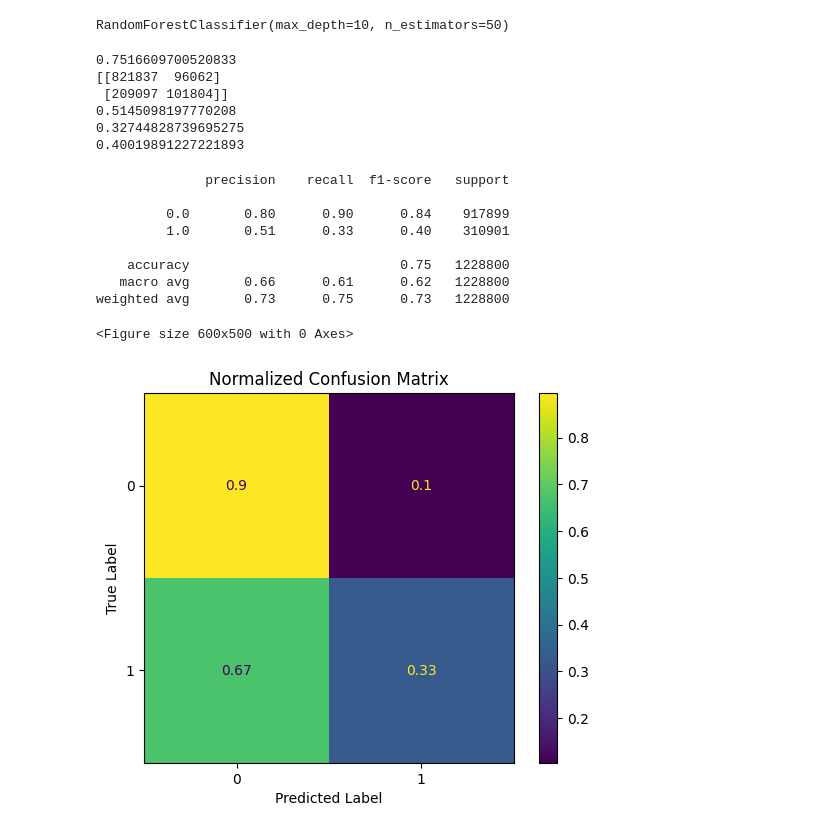
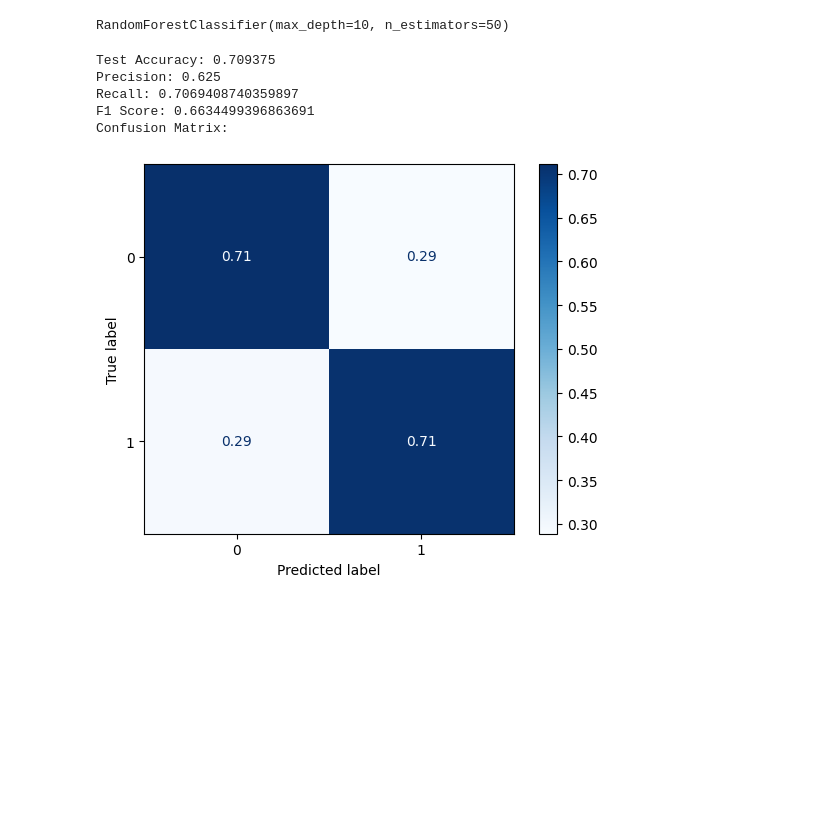
Before and after one commit to rmndrs89/advanced-time-series-prediction, a Jupyter notebook: 2_BaselineModel/Time_Series_Random_Forest.ipynb, the cells around one changed output. Saved outputs shown, nothing was run; the diff lists cells and outputs as text; code cells hidden in the pictures; blank space fills up the shorter version.

Commit message:
plotted test result

```diff
--- a/2_BaselineModel/Time_Series_Random_Forest.ipynb
+++ b/2_BaselineModel/Time_Series_Random_Forest.ipynb
@@ -95,6 +103,6 @@ X_train.shape, y_train.shape, X_test.shape, y_test.shape
 # %%
 model = RandomForestClassifier(n_estimators=50, max_depth=10)
 # %%
-model.fit(X_train, y_train)
+model.fit(X_train_flat, y_train)
 # %% [output]
 RandomForestClassifier(max_depth=10, n_estimators=50)
@@ -103,43 +109,32 @@ RandomForestClassifier(max_depth=10, n_estimators=50)
-# %%
-from sklearn.metrics import accuracy_score, confusion_matrix, precision_score, recall_score, f1_score, ConfusionMatrixDisplay
-
-y_pred
-print(accuracy_score(y_test, y_pred))
-
-print(confusion_matrix(y_test, y_pred))
-
-print(precision_score(y_test, y_pred))
-print(recall_score(y_test, y_pred))
-print(f1_score(y_test, y_pred))
-# %% [output]
-0.7516609700520833
-[[821837  96062]
- [209097 101804]]
-0.5145098197770208
-0.32744828739695275
-0.40019891227221893
-# %%
-from sklearn.metrics import classification_report
-print(classification_report(y_test, y_pred))
-# %% [output]
-              precision    recall  f1-score   support
-
-         0.0       0.80      0.90      0.84    917899
-         1.0       0.51      0.33      0.40    310901
-
-    accuracy                           0.75   1228800
-   macro avg       0.66      0.61      0.62   1228800
-weighted avg       0.73      0.75      0.73   1228800
-# %%
-cm = confusion_matrix(y_test, y_pred, normalize='true')  # row-wise normalization
-disp = ConfusionMatrixDisplay(confusion_matrix=cm)
-
-plt.figure(figsize=(6, 5))
-disp.plot(cmap='viridis', colorbar=True)
-plt.title("Normalized Confusion Matrix")
-plt.xlabel("Predicted Label")
-plt.ylabel("True Label")
-plt.show()
-# %% [output]
-<Figure size 600x500 with 0 Axes>
-[figure, removed]
+# %%
+y_pred = model.predict(X_test_flat)
+# %%
+def evaluate_on_test(model, X_test_flat):
+    y_pred = model.predict(X_test_flat)
+    y_true = y_test
+    # Metrics
+    from sklearn.metrics import accuracy_score, precision_score, recall_score, f1_score, roc_auc_score, confusion_matrix, ConfusionMatrixDisplay
+    cm = confusion_matrix(y_true, y_pred, normalize='true')
+    print("Test Accuracy:", accuracy_score(y_true, y_pred))
+    print("Precision:", precision_score(y_true, y_pred, zero_division=0))
+    print("Recall:", recall_score(y_true, y_pred, zero_division=0))
+    print("F1 Score:", f1_score(y_true, y_pred, zero_division=0))
+    # print("ROC AUC:", roc_auc_score(y_true, y_prob))
+    print("Confusion Matrix:\n")
+    disp = ConfusionMatrixDisplay(confusion_matrix=cm)
+    disp.plot(cmap='Blues', values_format=".2f")
+    plt.grid(False)
+    plt.show()
+
+
+    # Optionally return if needed
+    return y_true, y_pred
+# %%
+y_true ,y_pred =evaluate_on_test(model, X_test_flat)
+# %% [output]
+Test Accuracy: 0.709375
+Precision: 0.625
+Recall: 0.7069408740359897
+F1 Score: 0.6634499396863691
+Confusion Matrix:
+[figure, added]
```
Also changed, not shown: parts of 10 cells of this notebook.
